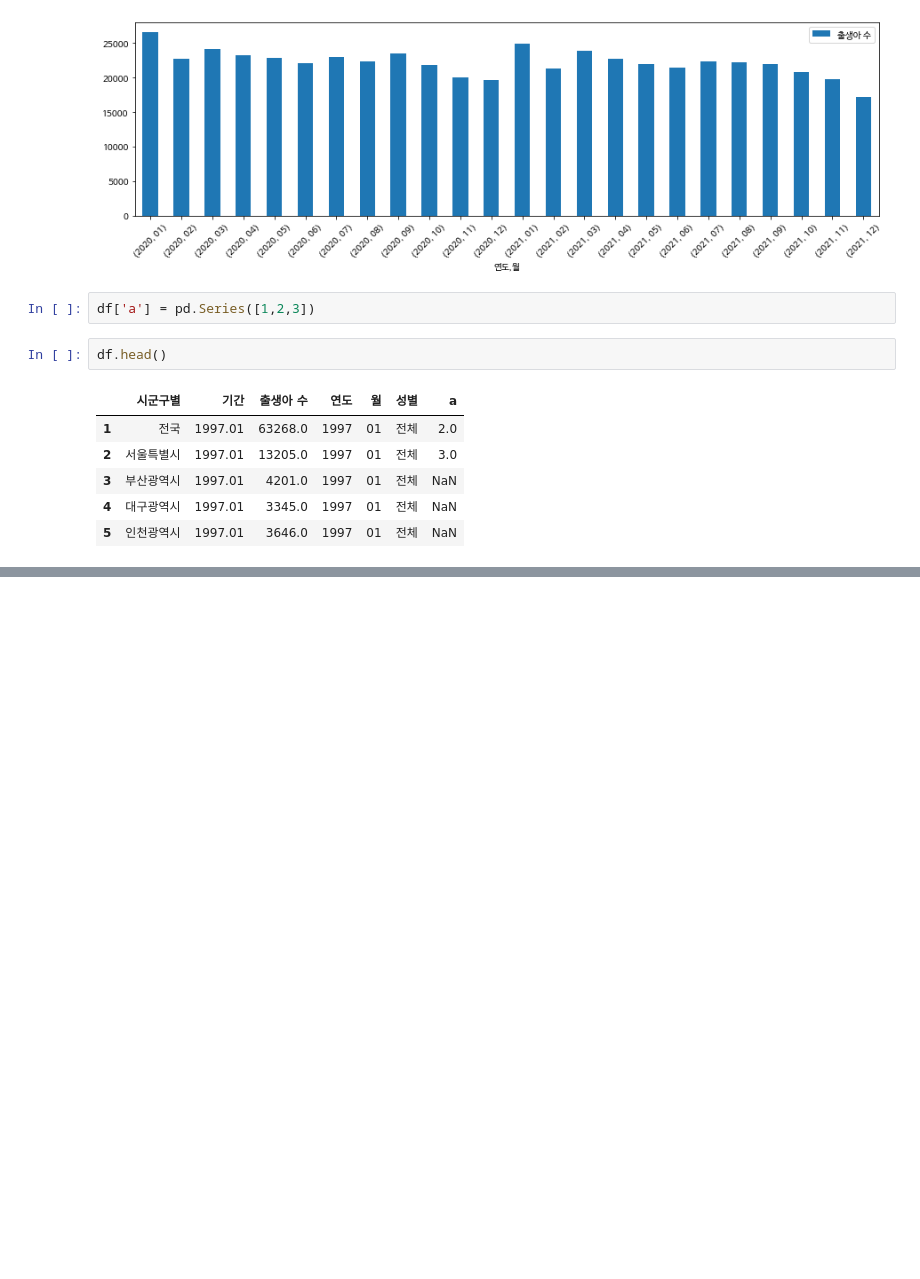
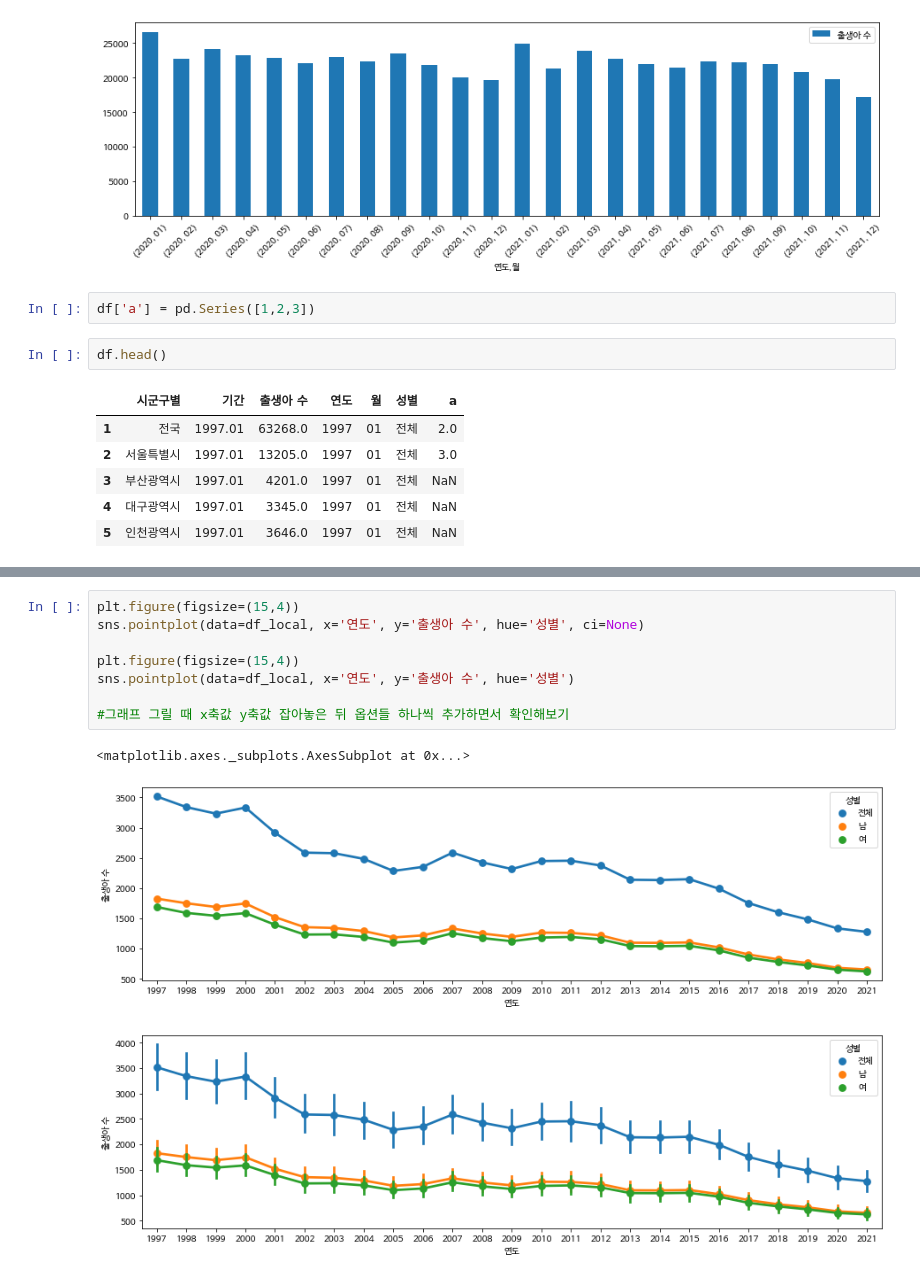
Before and after one commit to min-hee-Lee/python_workdemo, a Jupyter notebook: p402_pandas_2020년_인구총조사.ipynb, the cells around one changed output, grey strips where cells are left out. Saved outputs shown, nothing was run; the diff lists cells and outputs as text; blank space fills up the shorter version.

```diff
--- a/p402_pandas_2020년_인구총조사.ipynb
+++ b/p402_pandas_2020년_인구총조사.ipynb
@@ -794,0 +890,12 @@ df.head()
+# %%
+plt.figure(figsize=(15,4))
+sns.pointplot(data=df_local, x='연도', y='출생아 수', hue='성별', ci=None)
+
+plt.figure(figsize=(15,4))
+sns.pointplot(data=df_local, x='연도', y='출생아 수', hue='성별')
+
+#그래프 그릴 때 x축값 y축값 잡아놓은 뒤 옵션들 하나씩 추가하면서 확인해보기
+# %% [output]
+<matplotlib.axes._subplots.AxesSubplot at 0x...>
+[figure, added]
+[figure, added]
```
Also changed, not shown: parts of 34 cells of this notebook.
